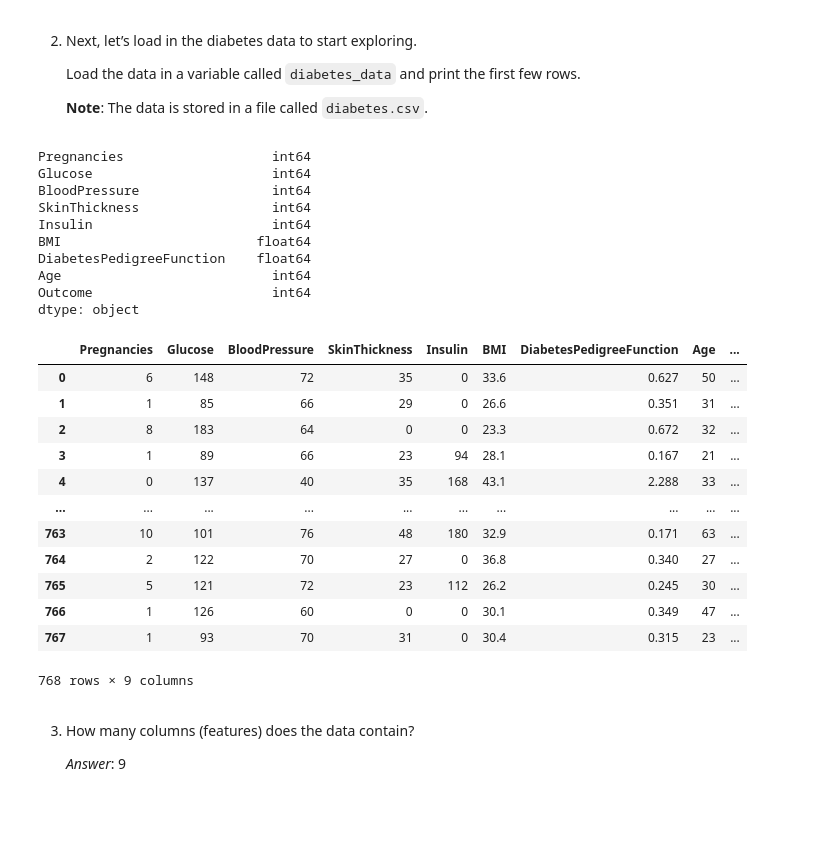
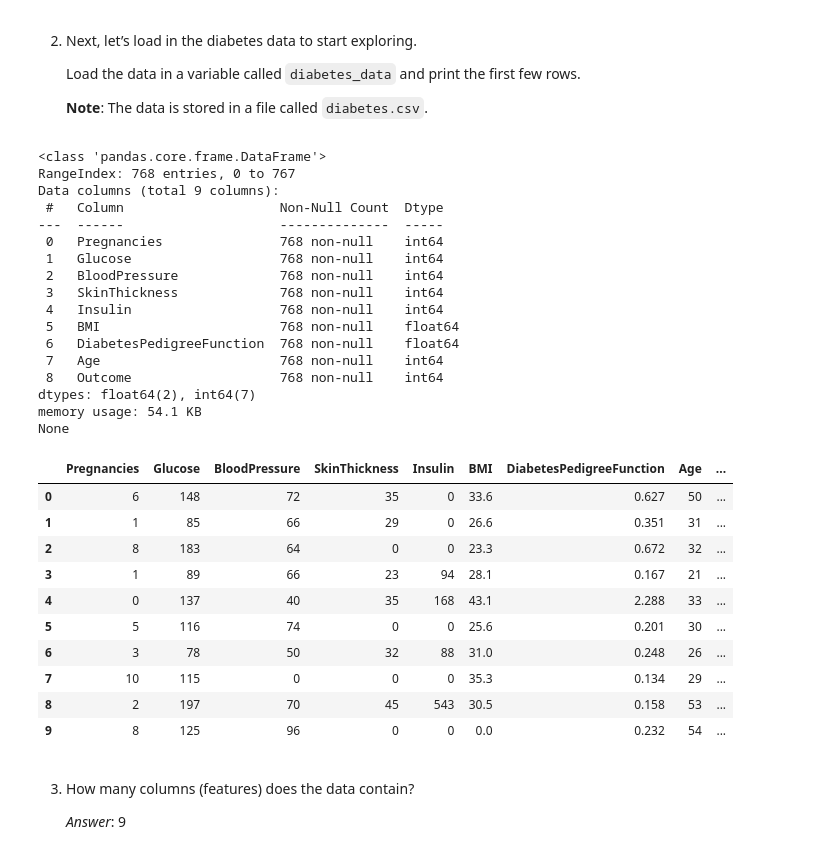
Before and after one commit to zachartrand/Codecademy, a Jupyter notebook: Data Scientist Track/Data Wrangling and Tidying/Diagnosing Diabetes/diagnosing_diabetes.ipynb, the cells around one changed output. Drawn from its saved outputs; the diff is of its cells as text; code cells hidden in the pictures; blank space fills up the shorter version.

```diff
--- a/Data Scientist Track/Data Wrangling and Tidying/Diagnosing Diabetes/diagnosing_diabetes.ipynb
+++ b/Data Scientist Track/Data Wrangling and Tidying/Diagnosing Diabetes/diagnosing_diabetes.ipynb
@@ -40,35 +40,42 @@ Let’s get started!
 # %%
 import pandas as pd
 import numpy as np
 
+pd.set_option("display.max_rows", None)
+
 diabetes_data = pd.read_csv("diabetes.csv")
 
-print(diabetes_data.dtypes)
-diabetes_data
+print(diabetes_data.info())
+diabetes_data.head(10)
 # %% [output]
-Pregnancies                   int64
-Glucose                       int64
-BloodPressure                 int64
-SkinThickness                 int64
-Insulin                       int64
-BMI                         float64
-DiabetesPedigreeFunction    float64
-Age                           int64
-Outcome                       int64
-dtype: object
+<class 'pandas.core.frame.DataFrame'>
+RangeIndex: 768 entries, 0 to 767
+Data columns (total 9 columns):
+ #   Column                    Non-Null Count  Dtype
+---  ------                    --------------  -----
+ 0   Pregnancies               768 non-null    int64
+ 1   Glucose                   768 non-null    int64
+ 2   BloodPressure             768 non-null    int64
+ 3   SkinThickness             768 non-null    int64
+ 4   Insulin                   768 non-null    int64
+ 5   BMI                       768 non-null    float64
+ 6   DiabetesPedigreeFunction  768 non-null    float64
+ 7   Age                       768 non-null    int64
+ 8   Outcome                   768 non-null    int64
+dtypes: float64(2), int64(7)
+memory usage: 54.1 KB
+None
 |  | Pregnancies | Glucose | BloodPressure | SkinThickness | Insulin | BMI | DiabetesPedigreeFunction | Age | ... |
 | 0 | 6 | 148 | 72 | 35 | 0 | 33.6 | 0.627 | 50 | ... |
 | 1 | 1 | 85 | 66 | 29 | 0 | 26.6 | 0.351 | 31 | ... |
 | 2 | 8 | 183 | 64 | 0 | 0 | 23.3 | 0.672 | 32 | ... |
 | 3 | 1 | 89 | 66 | 23 | 94 | 28.1 | 0.167 | 21 | ... |
 | 4 | 0 | 137 | 40 | 35 | 168 | 43.1 | 2.288 | 33 | ... |
-| ... | ... | ... | ... | ... | ... | ... | ... | ... | ... |
-| 763 | 10 | 101 | 76 | 48 | 180 | 32.9 | 0.171 | 63 | ... |
-| 764 | 2 | 122 | 70 | 27 | 0 | 36.8 | 0.340 | 27 | ... |
-| 765 | 5 | 121 | 72 | 23 | 112 | 26.2 | 0.245 | 30 | ... |
-| 766 | 1 | 126 | 60 | 0 | 0 | 30.1 | 0.349 | 47 | ... |
-| 767 | 1 | 93 | 70 | 31 | 0 | 30.4 | 0.315 | 23 | ... |
+| 5 | 5 | 116 | 74 | 0 | 0 | 25.6 | 0.201 | 30 | ... |
+| 6 | 3 | 78 | 50 | 32 | 88 | 31.0 | 0.248 | 26 | ... |
+| 7 | 10 | 115 | 0 | 0 | 0 | 35.3 | 0.134 | 29 | ... |
+| 8 | 2 | 197 | 70 | 45 | 543 | 30.5 | 0.158 | 53 | ... |
+| 9 | 8 | 125 | 96 | 0 | 0 | 0.0 | 0.232 | 54 | ... |
-768 rows × 9 columns
 # %% [markdown]
 3. How many columns (features) does the data contain?
 
```
Also changed, not shown: parts of 4 cells of this notebook, 2 other files.
